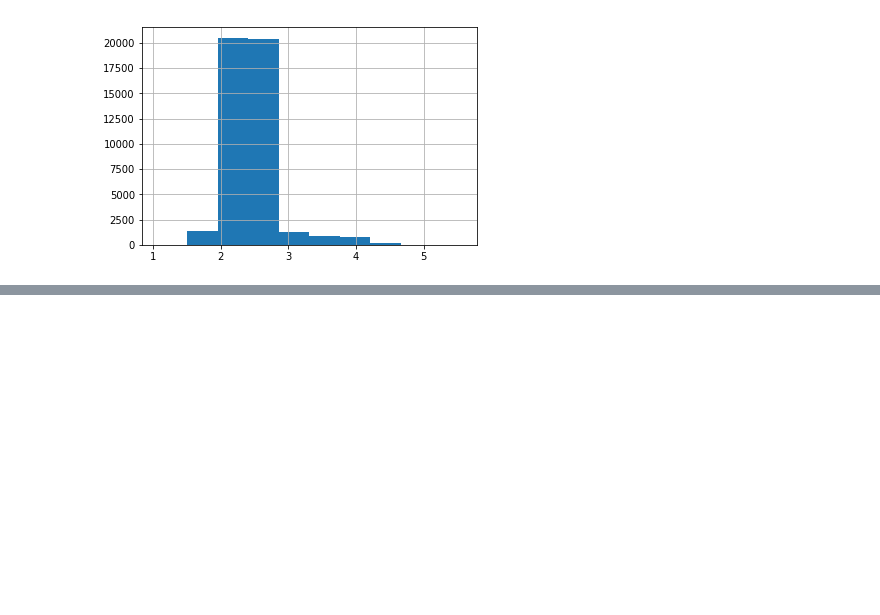
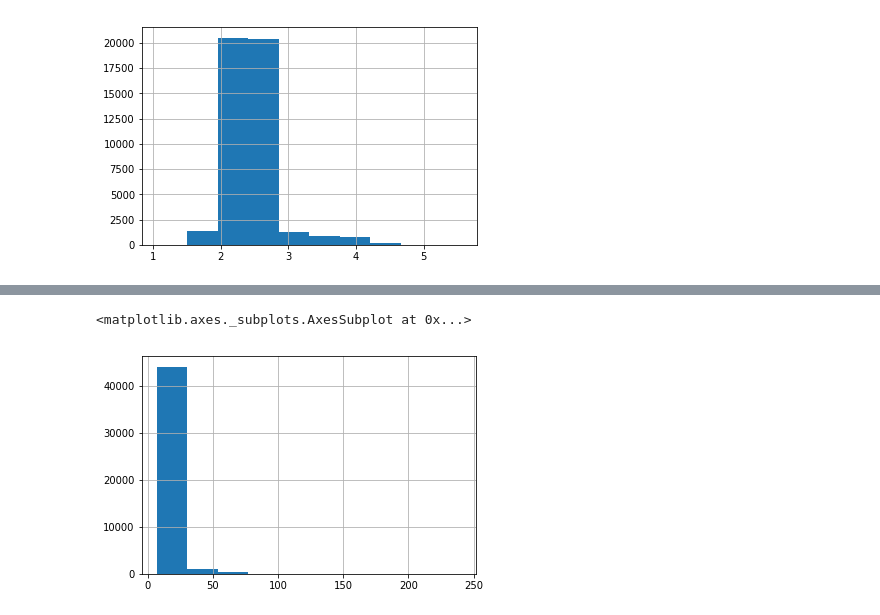
Before and after one commit to yutarochan/DS440, a Jupyter notebook: notebooks/TCES Analysis.ipynb, the cells around one changed output, grey strips where cells are left out. Drawn from its saved outputs; the diff is of its cells as text; code cells hidden in the pictures; blank space fills up the shorter version.

```diff
--- a/notebooks/TCES Analysis.ipynb
+++ b/notebooks/TCES Analysis.ipynb
@@ -226,0 +241,5 @@ df['Expected_MES'].transform(np.log).hist()
+# %%
+df['MES'].hist()
+# %% [output]
+<matplotlib.axes._subplots.AxesSubplot at 0x...>
+[figure, added]
```
Also changed, not shown: parts of 76 cells of this notebook.
